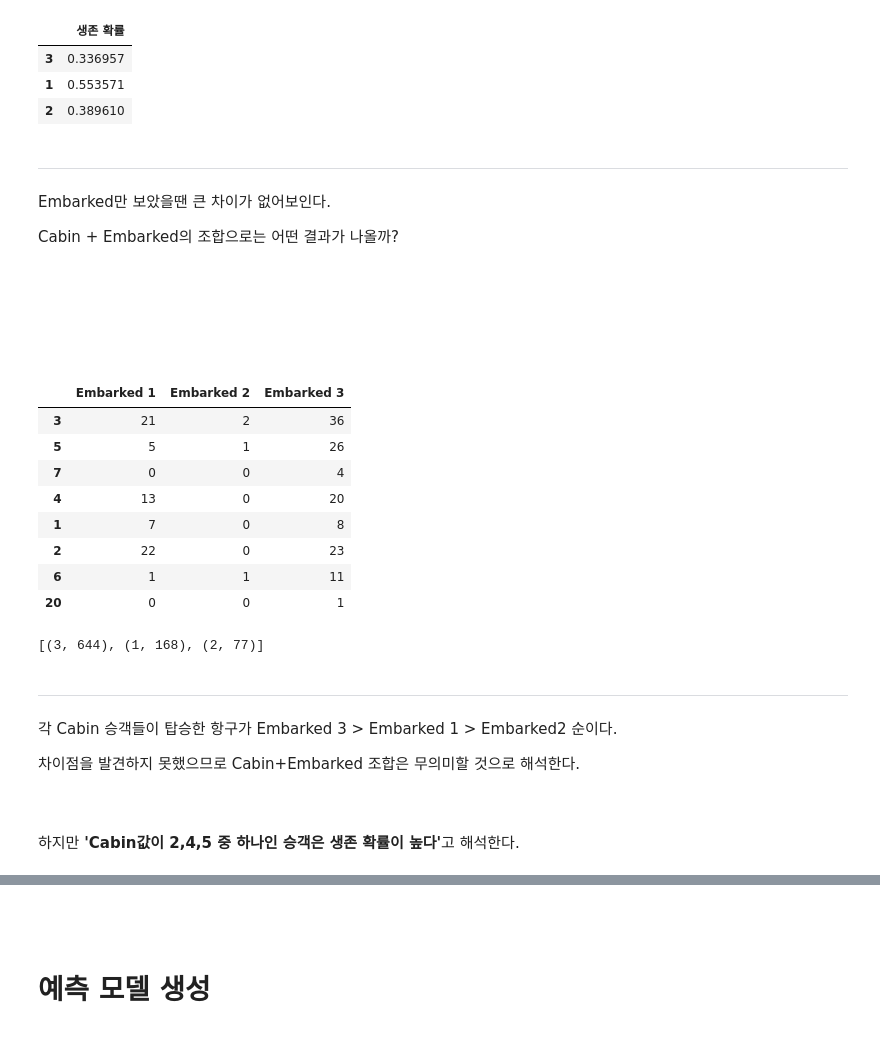
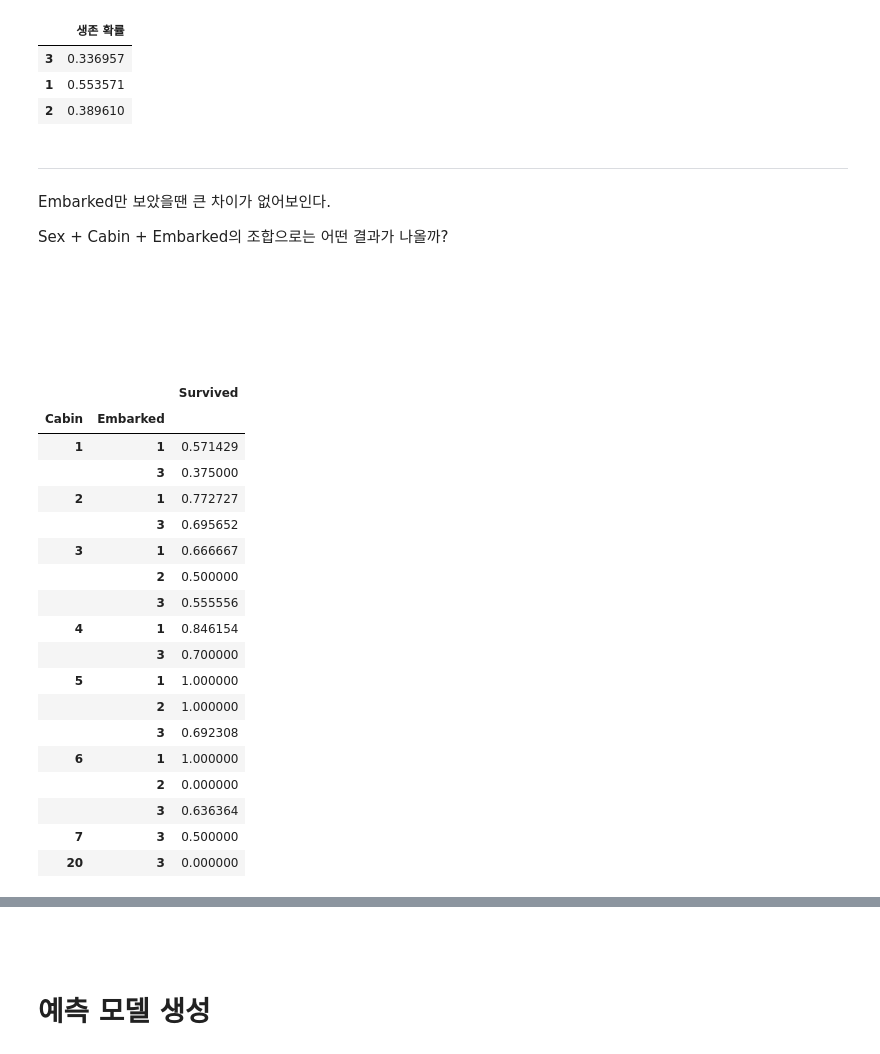
Before and after one commit to Abdumaleek/Kaggle-Titanic, a Jupyter notebook: New Titanic.ipynb, the cells around one changed output, grey strips where cells are left out. Cells and saved outputs as stored; diff of their text form; code cells hidden in the pictures.

```diff
--- a/New Titanic.ipynb
+++ b/New Titanic.ipynb
@@ -1131,43 +1132,28 @@ surv_embarked_df
 -----------------------------------------
 Embarked만 보았을땐 큰 차이가 없어보인다.
 
-Cabin + Embarked의 조합으로는 어떤 결과가 나올까?
+Sex + Cabin + Embarked의 조합으로는 어떤 결과가 나올까?
 <br><br><br><br><br><br>
-# %%
-#key : cabin, value: [embakred 1 카운트, embakred 2 카운트, embakred 3 카운트]
-embarked_cabin_dict = {i:[0,0,0] for i in cabin_dict.keys()}
-for k,v in cabin_dict.items():
-    for vv in v:
-        if vv in embarked_dict[1]:
-            embarked_cabin_dict[k][0] += 1
-        elif vv in embarked_dict[2]:
-            embarked_cabin_dict[k][1] += 1
-        else:
-            embarked_cabin_dict[k][2] += 1
-
-embarked_cabin_df = pd.DataFrame.from_dict(embarked_cabin_dict, orient= 'index', columns = ['Embarked 1', 'Embarked 2', 'Embarked 3'])
-embarked_cabin_df
-# %% [output]
-|  | Embarked 1 | Embarked 2 | Embarked 3 |
-| 3 | 21 | 2 | 36 |
-| 5 | 5 | 1 | 26 |
-| 7 | 0 | 0 | 4 |
-| 4 | 13 | 0 | 20 |
-| 1 | 7 | 0 | 8 |
-| 2 | 22 | 0 | 23 |
-| 6 | 1 | 1 | 11 |
-| 20 | 0 | 0 | 1 |
-# %%
-#embarked에 따른 승객 수
-list((k,len(v)) for k,v in embarked_dict.items())
-# %% [output]
-[(3, 644), (1, 168), (2, 77)]
-# %% [markdown]
--------------------------
-각 Cabin 승객들이 탑승한 항구가 Embarked 3 > Embarked 1 > Embarked2 순이다.
-
-차이점을 발견하지 못했으므로 Cabin+Embarked 조합은 무의미할 것으로 해석한다.
-
-
-<br><br>
-하지만 <strong>'Cabin값이 2,4,5 중 하나인 승객은 생존 확률이 높다'</strong>고 해석한다.
+# %%
+cabin_embarked =pd.DataFrame(train.groupby(['Cabin','Embarked'])['Survived'].mean())
+cabin_embarked
+# %% [output]
+|  |  | Survived |
+| Cabin | Embarked |  |
+| 1 | 1 | 0.571429 |
+|  | 3 | 0.375000 |
+| 2 | 1 | 0.772727 |
+|  | 3 | 0.695652 |
+| 3 | 1 | 0.666667 |
+|  | 2 | 0.500000 |
+|  | 3 | 0.555556 |
+| 4 | 1 | 0.846154 |
+|  | 3 | 0.700000 |
+| 5 | 1 | 1.000000 |
+|  | 2 | 1.000000 |
+|  | 3 | 0.692308 |
+| 6 | 1 | 1.000000 |
+|  | 2 | 0.000000 |
+|  | 3 | 0.636364 |
+| 7 | 3 | 0.500000 |
+| 20 | 3 | 0.000000 |
```
Also changed, not shown: parts of 118 cells of this notebook.
